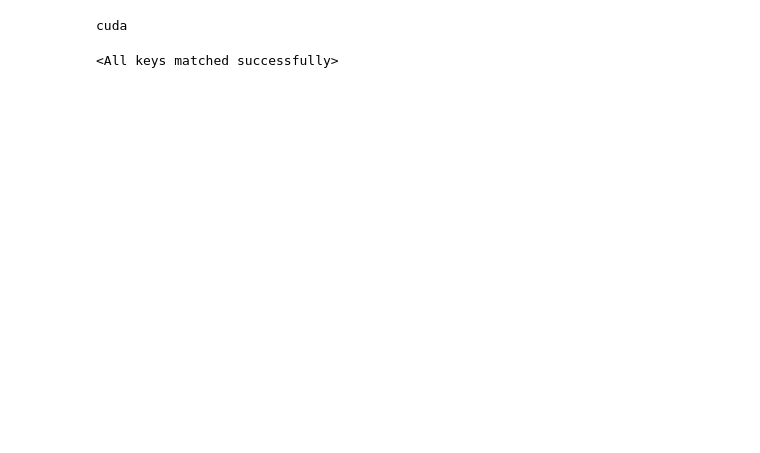
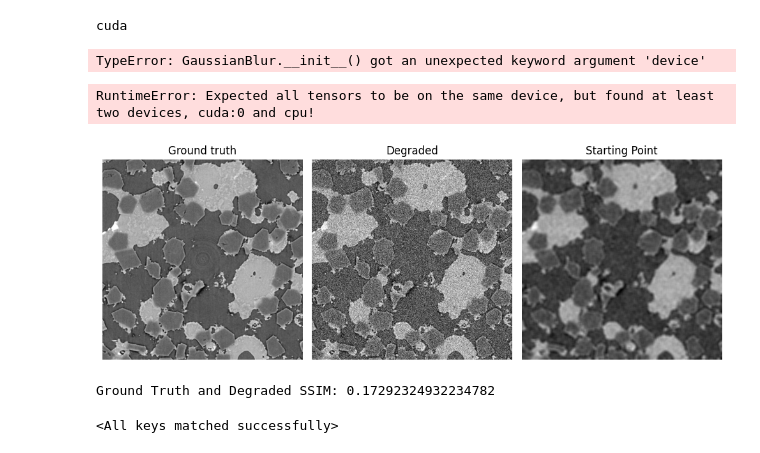
Before and after one commit to PaulBuechler-git/nf-for-inv-problems, a Jupyter notebook: patch_nr_reconstruction.ipynb, the cells around one changed output. Saved outputs shown, nothing was run; the diff lists cells and outputs as text; code cells hidden in the pictures; blank space fills up the shorter version.

```diff
--- a/patch_nr_reconstruction.ipynb
+++ b/patch_nr_reconstruction.ipynb
@@ -14,25 +14,41 @@ print(DEVICE)
 # %% [output]
 cuda
 # %%
-mean=0
-std = 10
-operator = NoiseOperator(mean, std)
+#mean=0
+#std = 50
+#operator = NoiseOperator(mean, std)
+operator = GaussianBlur(kernel_size=5, sigma=3, device=DEVICE)
+# %% [output]
+TypeError: GaussianBlur.__init__() got an unexpected keyword argument 'device'
 # %%
 rec_image = FastPatchDataset('data/material_pt_nr/test.png', 9).images[0]
-deg_rec_image = operator(rec_image)
+with torch.no_grad():
+    noisy = operator(rec_image)
+    noisy = noisy + 5/255*torch.randn(noisy.shape,device=DEVICE)
+# %% [output]
+RuntimeError: Expected all tensors to be on the same device, but found at least two devices, cuda:0 and cpu!
 # %%
-#fig, axes = plt.subplots(1, 3, figsize=(10, 5))
-#axes[0].imshow(rec_image.squeeze(), cmap='gray')
-#axes[0].set_title('Clean image')
-#axes[0].axis('off')
-#axes[1].imshow(deg_rec_image.squeeze(), cmap='gray')
-#axes[1].set_title(f'With Operator')
-#axes[1].axis('off')
-#axes[2].imshow((deg_rec_image-rec_image).squeeze(), cmap='gray')
-#axes[2].set_title(f'Diff')
-#axes[2].axis('off')
-#plt.tight_layout()
-#plt.show()
+blur = GaussianBlur(11, 5)
+starting_point = blur(deg_rec_image)
+fig, axes = plt.subplots(1, 3, figsize=(10, 5))
+axes[0].imshow(rec_image.squeeze(), cmap='gray')
+axes[0].set_title('Ground truth')
+axes[0].axis('off')
+axes[1].imshow(deg_rec_image.squeeze(), cmap='gray')
+axes[1].set_title('Degraded')
+axes[1].axis('off')
+axes[2].imshow(starting_point.squeeze(), cmap='gray')
+axes[2].set_title(f'Starting Point')
+axes[2].axis('off')
+plt.tight_layout()
+plt.show()
+print(f'')
+ground_truth = rec_image.squeeze().detach().numpy()
+degraded_ground_truth = deg_rec_image.squeeze().detach().numpy()
+print(f'Ground Truth and Degraded SSIM: {ssim(ground_truth, degraded_ground_truth, data_range=1)}')
+# %% [output]
+[figure, added]
+Ground Truth and Degraded SSIM: 0.17292324932234782
 # %%
 weight = 'patchNR/patchNR_weights/weights_material.pth'
 # %%
```
Also changed, not shown: parts of 9 cells of this notebook, 1 other file.
